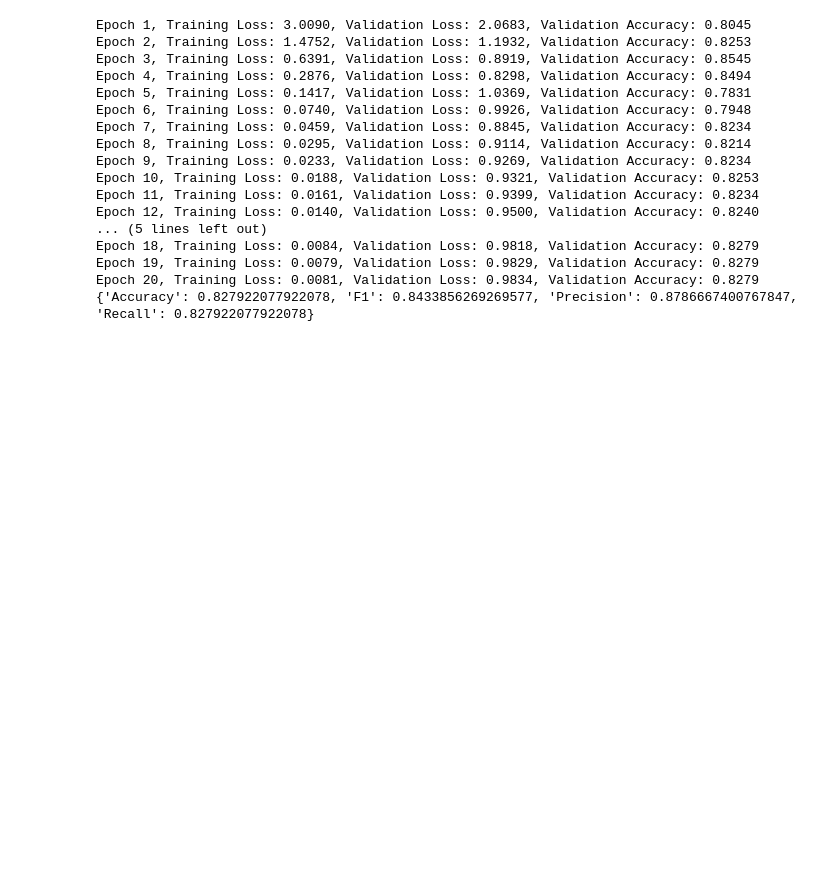
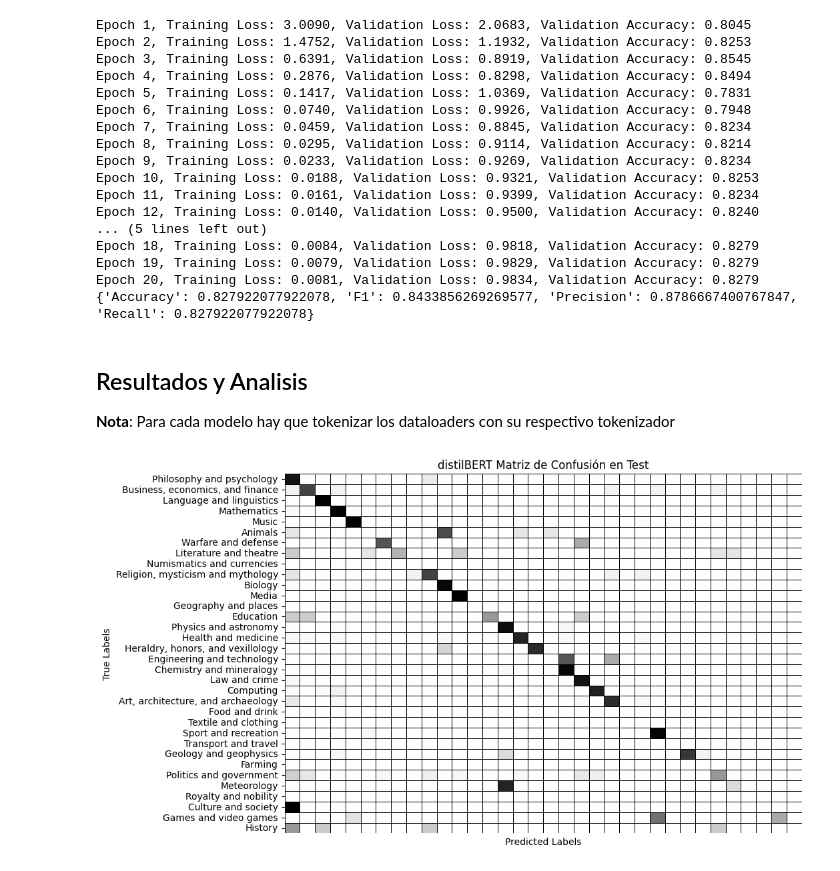
Before and after one commit to JosuBarru/WN-Domains, a Jupyter notebook: codigo/WN-Domains.ipynb, the cells around one changed output. Saved outputs shown, nothing was run; the diff lists cells and outputs as text; code cells hidden in the pictures; blank space fills up the shorter version.

```diff
--- a/codigo/WN-Domains.ipynb
+++ b/codigo/WN-Domains.ipynb
@@ -1190,3 +1217,46 @@ Epoch 18, Training Loss: 0.0084, Validation Loss: 0.9818, Validation Accuracy: 0
 Epoch 19, Training Loss: 0.0079, Validation Loss: 0.9829, Validation Accuracy: 0.8279
 Epoch 20, Training Loss: 0.0081, Validation Loss: 0.9834, Validation Accuracy: 0.8279
 {'Accuracy': 0.827922077922078, 'F1': 0.8433856269269577, 'Precision': 0.8786667400767847, 'Recall': 0.827922077922078}
+# %% [markdown]
+## Resultados y Analisis
+
+**Nota**: Para cada modelo hay que tokenizar los dataloaders con su respectivo tokenizador
+# %%
+model = torch.load("./Pretrained/distilbertEpoch6Tasa5e-5WarmCos")
+# model = torch.load("./Pretrained/distilbertEpoch10Tasa2e-5")
+
+model.eval()
+
+all_preds = []
+all_labels = []
+
+with torch.no_grad():
+    for batch in test_dataloader:
+        batch = {k: v.to(device) for k, v in batch.items()}
+        outputs = model(**batch)
+        logits = outputs.logits
+        preds = logits.argmax(dim=-1).cpu().numpy()
+        labels = batch['labels'].cpu().numpy()
+
+        all_preds.extend(preds)
+        all_labels.extend(labels)
+
+all_possible_labels = list(label2id.values())
+
+conf_matrix = confusion_matrix(all_labels, all_preds, labels=all_possible_labels)
+
+conf_matrix_normalized = conf_matrix.astype('float') / conf_matrix.sum(axis=1)[:, np.newaxis]
+
+conf_matrix_df = pd.DataFrame(conf_matrix_normalized,
+                              index=[id2label[id] for id in all_possible_labels],
+                              columns=[id2label[id] for id in all_possible_labels])
+
+plt.figure(figsize=(10,7))
+sns.heatmap(conf_matrix_df, annot=False, cmap='binary', linecolor='black', linewidths=0.5, cbar=False, xticklabels=False)
+plt.title('distilBERT Matriz de Confusión en Test')
+plt.xlabel('Predicted Labels')
+plt.ylabel('True Labels')
+
+plt.show()
+# %% [output]
+[figure, added]
```
Also changed, not shown: parts of 8 cells of this notebook, 1 other file.
